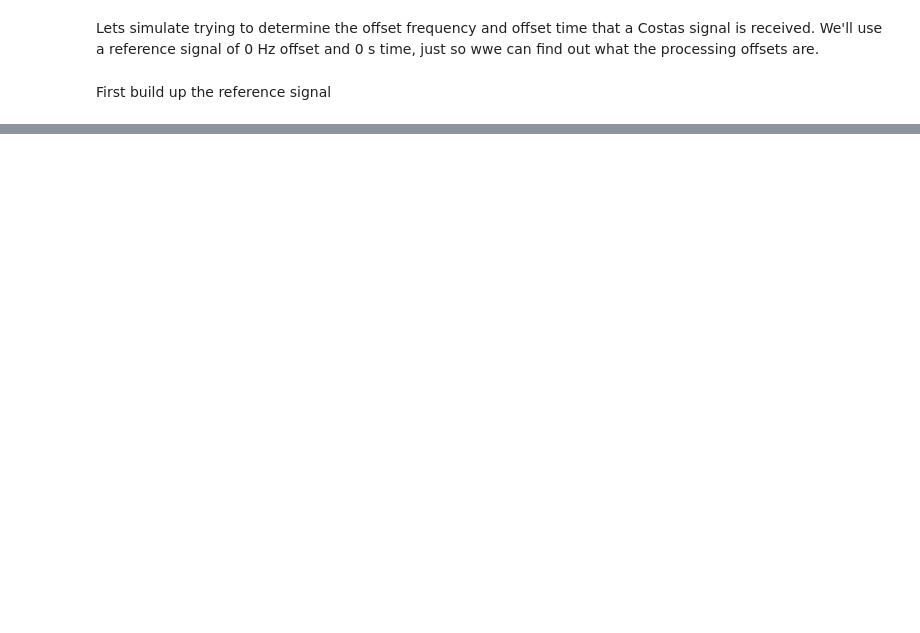
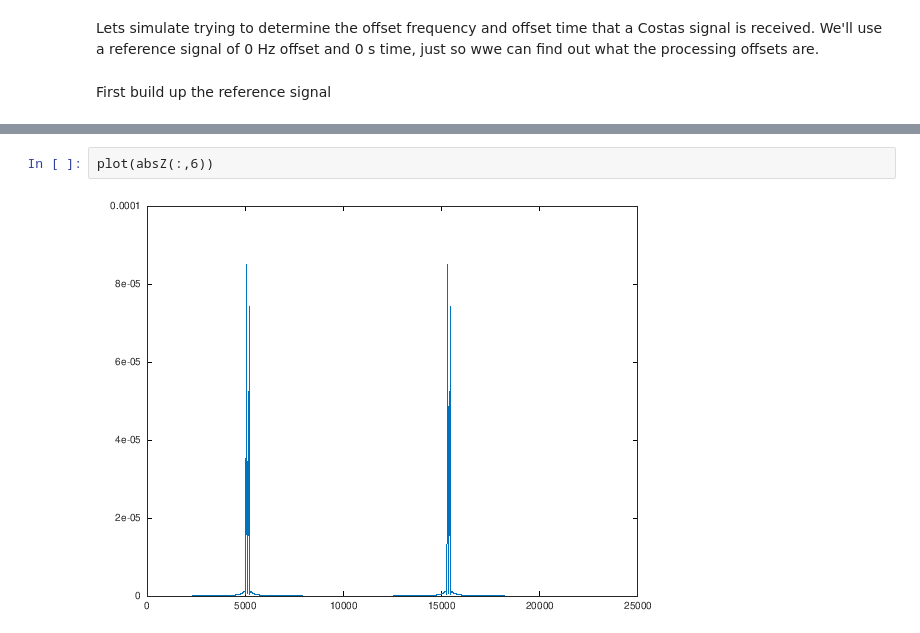
Before and after one commit to tbondy760/sat-chirp, a Jupyter notebook: Costas.ipynb, the cells around one changed output, grey strips where cells are left out. Drawn from its saved outputs; the diff is of its cells as text; blank space fills up the shorter version.

```diff
--- a/Costas.ipynb
+++ b/Costas.ipynb
@@ -84,0 +188,4 @@ axis([0 10000])
+# %%
+plot(absZ(:,6))
+# %% [output]
+[figure, added]
```
Also changed, not shown: parts of 21 cells of this notebook.
